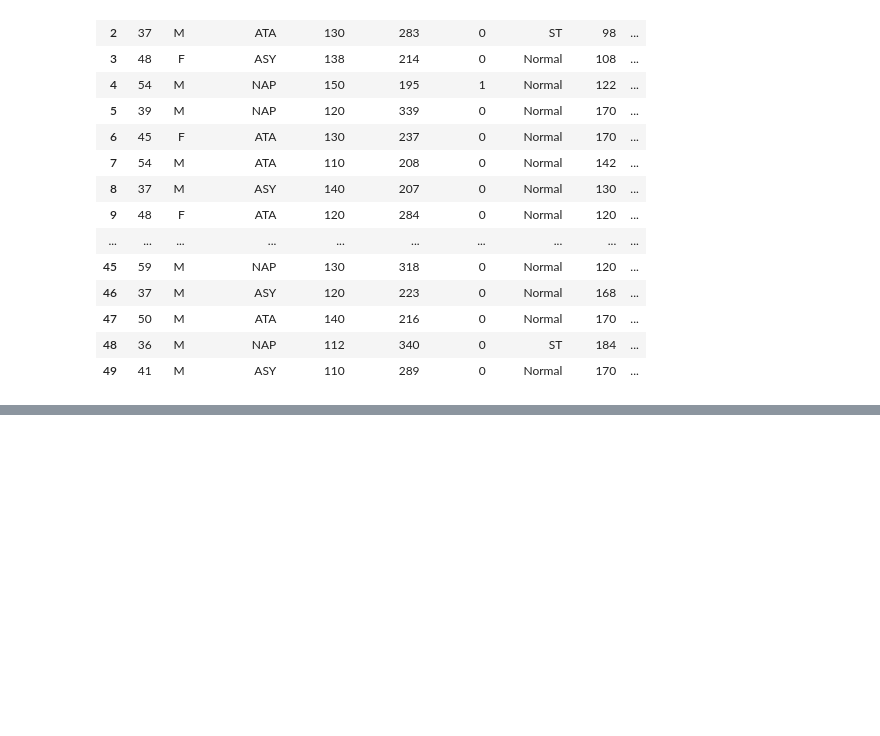
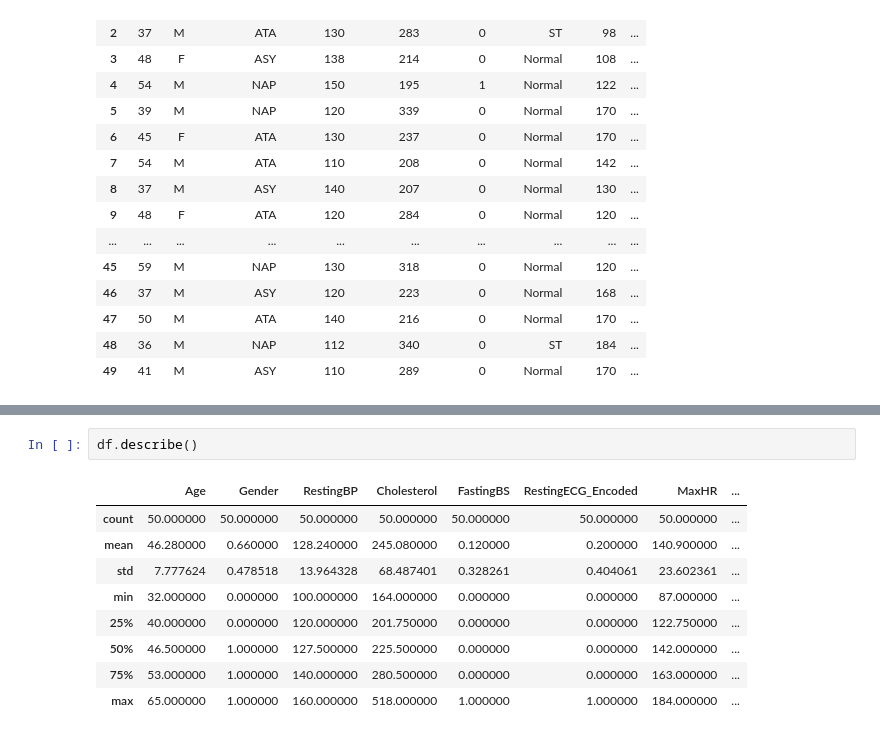
Before and after one commit to abdelmoniem-saad/Heart-Disease-Inferential-Statistics, a Jupyter notebook: Heart_Disease_Statistical_Inference.ipynb, the cells around one changed output, grey strips where cells are left out. Drawn from its saved outputs; the diff is of its cells as text; blank space fills up the shorter version.

```diff
--- a/Heart_Disease_Statistical_Inference.ipynb
+++ b/Heart_Disease_Statistical_Inference.ipynb
@@ -103,0 +125,12 @@ df.head(7)
+# %%
+df.describe()
+# %% [output]
+|  | Age | Gender | RestingBP | Cholesterol | FastingBS | RestingECG_Encoded | MaxHR | ... |
+| count | 50.000000 | 50.000000 | 50.000000 | 50.000000 | 50.000000 | 50.000000 | 50.000000 | ... |
+| mean | 46.280000 | 0.660000 | 128.240000 | 245.080000 | 0.120000 | 0.200000 | 140.900000 | ... |
+| std | 7.777624 | 0.478518 | 13.964328 | 68.487401 | 0.328261 | 0.404061 | 23.602361 | ... |
+| min | 32.000000 | 0.000000 | 100.000000 | 164.000000 | 0.000000 | 0.000000 | 87.000000 | ... |
+| 25% | 40.000000 | 0.000000 | 120.000000 | 201.750000 | 0.000000 | 0.000000 | 122.750000 | ... |
+| 50% | 46.500000 | 1.000000 | 127.500000 | 225.500000 | 0.000000 | 0.000000 | 142.000000 | ... |
+| 75% | 53.000000 | 1.000000 | 140.000000 | 280.500000 | 0.000000 | 0.000000 | 163.000000 | ... |
+| max | 65.000000 | 1.000000 | 160.000000 | 518.000000 | 1.000000 | 1.000000 | 184.000000 | ... |
```
Also changed, not shown: parts of 8 cells of this notebook.
